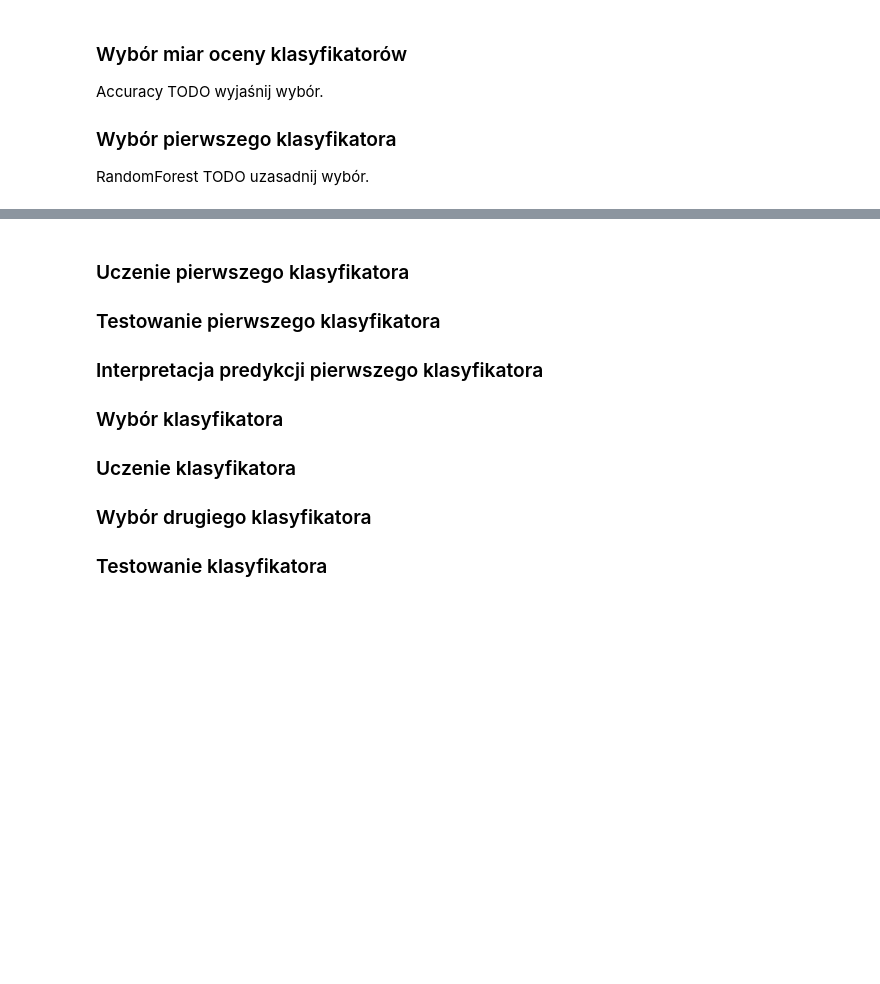
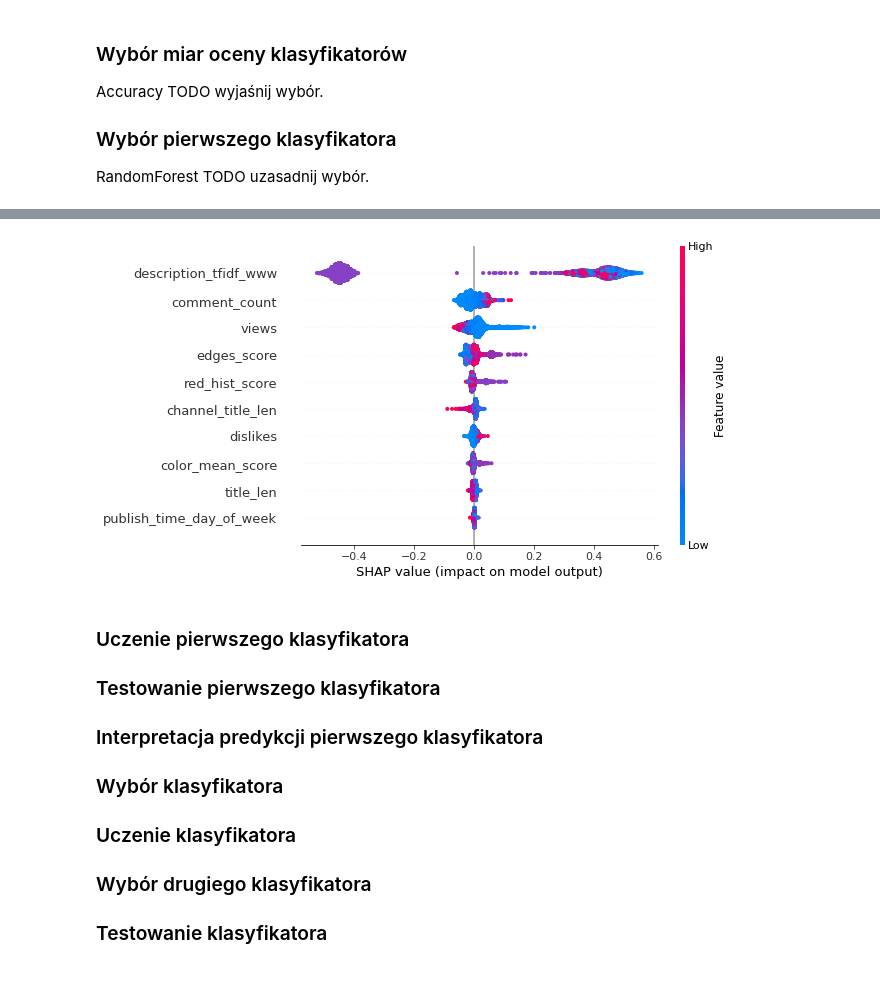
Before and after one commit to DominikKossinski/PED, a Jupyter notebook: notebooks/PED_6.ipynb, the cells around one changed output, grey strips where cells are left out. Saved outputs shown, nothing was run; the diff lists cells and outputs as text; code cells hidden in the pictures; blank space fills up the shorter version.

```diff
--- a/notebooks/PED_6.ipynb
+++ b/notebooks/PED_6.ipynb
@@ -131,14 +142,23 @@ TODO uzasadnij wybór.
 # %%
-rf = RandomForestClassifier()
-rf.fit(x_train, y_train)
-print_stats(rf, x_train, y_train, x_test, y_test)
+# Tree on Random Forest
+explainerRF = shap.TreeExplainer(rf)
+shap_values_RF_test = explainerRF.shap_values(x_test,approximate=True)
+shap_values_RF_train = explainerRF.shap_values(x_train, approximate=True)
+# Random Forest
+#TODO check index
+# df_shap_RF_test = pd.DataFrame(shap_values_RF_test[1], columns=x_test.columns.values)
+# df_shap_RF_train = pd.DataFrame(shap_values_RF_train[1], columns=x_train.columns.values)
 
-# # Tree on Random Forest
-# explainerRF = shap.TreeExplainer(rf)
-# shap_values_RF_test = explainerRF.shap_values(X_test)
-# shap_values_RF_train = explainerRF.shap_values(X_train)
-#
-# # Random Forest
-# df_shap_RF_test = pd.DataFrame(shap_values_RF_test, columns=X_test.columns.values)
-# df_shap_RF_train = pd.DataFrame(shap_values_RF_train, columns=X_train.columns.values)
+# LIME has one explainer for all models
+explainer = LimeTabularExplainer(
+    x_train.values,
+    feature_names=x_train.columns.values.tolist(),
+    class_names=['Non trending', "Trending"],
+    # categorical_features=categorical_features,
+    verbose=True,
+)
+
+j = 0
+# initialize js for SHAP
+shap.initjs()
 # %% [output]
@@ -147,3 +174,8 @@ Test accuracy: 1.0
+# %%
+# shap.force_plot(explainerRF.expected_value, shap_values_RF_test[j], x_test.iloc[[j]])
+shap.summary_plot(shap_values_RF_train[1], x_train)
+# %% [output]
+[figure, added]
 # %% [markdown]
 ### Uczenie pierwszego klasyfikatora
 
```
Also changed, not shown: parts of 5 cells of this notebook.
